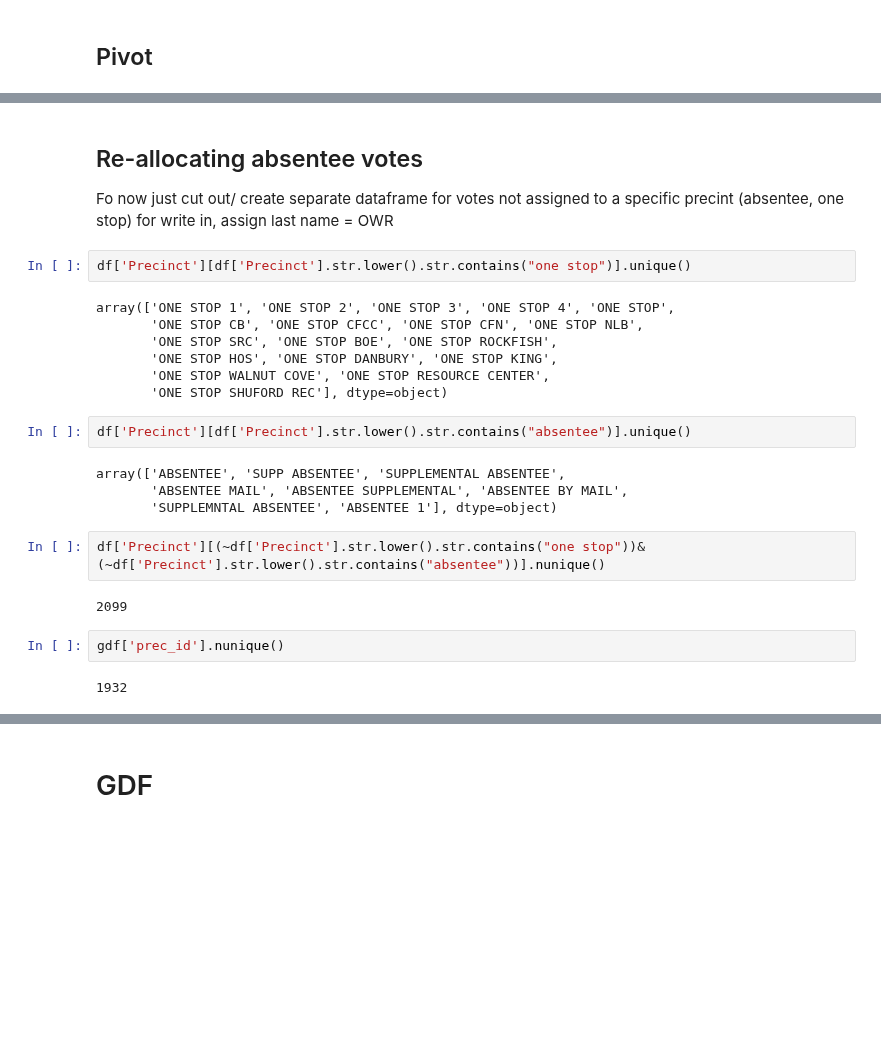
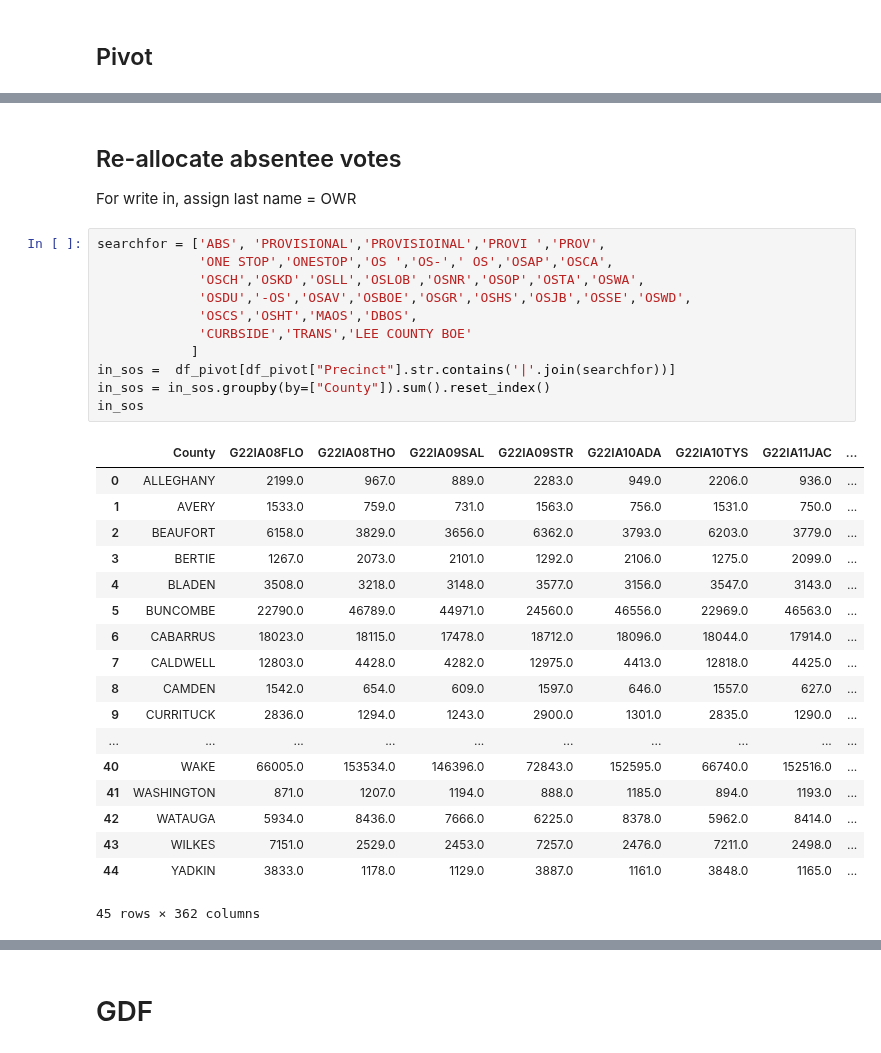
Before and after one commit to nonpartisan-redistricting-datahub/pber_collection, a Jupyter notebook: NC/2022/nc_election_results.ipynb, the cells around one changed output, grey strips where cells are left out. Saved outputs shown, nothing was run; the diff lists cells and outputs as text; blank space fills up the shorter version.

```diff
--- a/NC/2022/nc_election_results.ipynb
+++ b/NC/2022/nc_election_results.ipynb
@@ -210,27 +151,33 @@ gdf
 # %% [markdown]
-## Re-allocating absentee votes
-Fo now just cut out/ create separate dataframe for votes not assigned to a specific precint (absentee, one stop)
-for write in, assign last name = OWR
+## Re-allocate absentee votes
+For write in, assign last name = OWR
-# %%
-df['Precinct'][df['Precinct'].str.lower().str.contains("one stop")].unique()
-# %% [output]
-array(['ONE STOP 1', 'ONE STOP 2', 'ONE STOP 3', 'ONE STOP 4', 'ONE STOP',
-       'ONE STOP CB', 'ONE STOP CFCC', 'ONE STOP CFN', 'ONE STOP NLB',
-       'ONE STOP SRC', 'ONE STOP BOE', 'ONE STOP ROCKFISH',
-       'ONE STOP HOS', 'ONE STOP DANBURY', 'ONE STOP KING',
-       'ONE STOP WALNUT COVE', 'ONE STOP RESOURCE CENTER',
-       'ONE STOP SHUFORD REC'], dtype=object)
-# %%
-df['Precinct'][df['Precinct'].str.lower().str.contains("absentee")].unique()
-# %% [output]
-array(['ABSENTEE', 'SUPP ABSENTEE', 'SUPPLEMENTAL ABSENTEE',
-       'ABSENTEE MAIL', 'ABSENTEE SUPPLEMENTAL', 'ABSENTEE BY MAIL',
-       'SUPPLEMNTAL ABSENTEE', 'ABSENTEE 1'], dtype=object)
-# %%
-df['Precinct'][(~df['Precinct'].str.lower().str.contains("one stop"))&(~df['Precinct'].str.lower().str.contains("absentee"))].nunique()
-# %% [output]
-2099
-# %%
-gdf['prec_id'].nunique()
-# %% [output]
-1932
+# %%
+searchfor = ['ABS', 'PROVISIONAL','PROVISIOINAL','PROVI ','PROV',
+             'ONE STOP','ONESTOP','OS ','OS-',' OS','OSAP','OSCA',
+             'OSCH','OSKD','OSLL','OSLOB','OSNR','OSOP','OSTA','OSWA',
+             'OSDU','-OS','OSAV','OSBOE','OSGR','OSHS','OSJB','OSSE','OSWD',
+             'OSCS','OSHT','MAOS','DBOS',
+             'CURBSIDE','TRANS','LEE COUNTY BOE'
+            ]
+in_sos =  df_pivot[df_pivot["Precinct"].str.contains('|'.join(searchfor))]
+in_sos = in_sos.groupby(by=["County"]).sum().reset_index()
+in_sos
+# %% [output]
+|  | County | G22IA08FLO | G22IA08THO | G22IA09SAL | G22IA09STR | G22IA10ADA | G22IA10TYS | G22IA11JAC | ... |
+| 0 | ALLEGHANY | 2199.0 | 967.0 | 889.0 | 2283.0 | 949.0 | 2206.0 | 936.0 | ... |
+| 1 | AVERY | 1533.0 | 759.0 | 731.0 | 1563.0 | 756.0 | 1531.0 | 750.0 | ... |
+| 2 | BEAUFORT | 6158.0 | 3829.0 | 3656.0 | 6362.0 | 3793.0 | 6203.0 | 3779.0 | ... |
+| 3 | BERTIE | 1267.0 | 2073.0 | 2101.0 | 1292.0 | 2106.0 | 1275.0 | 2099.0 | ... |
+| 4 | BLADEN | 3508.0 | 3218.0 | 3148.0 | 3577.0 | 3156.0 | 3547.0 | 3143.0 | ... |
+| 5 | BUNCOMBE | 22790.0 | 46789.0 | 44971.0 | 24560.0 | 46556.0 | 22969.0 | 46563.0 | ... |
+| 6 | CABARRUS | 18023.0 | 18115.0 | 17478.0 | 18712.0 | 18096.0 | 18044.0 | 17914.0 | ... |
+| 7 | CALDWELL | 12803.0 | 4428.0 | 4282.0 | 12975.0 | 4413.0 | 12818.0 | 4425.0 | ... |
+| 8 | CAMDEN | 1542.0 | 654.0 | 609.0 | 1597.0 | 646.0 | 1557.0 | 627.0 | ... |
+| 9 | CURRITUCK | 2836.0 | 1294.0 | 1243.0 | 2900.0 | 1301.0 | 2835.0 | 1290.0 | ... |
+| ... | ... | ... | ... | ... | ... | ... | ... | ... | ... |
+| 40 | WAKE | 66005.0 | 153534.0 | 146396.0 | 72843.0 | 152595.0 | 66740.0 | 152516.0 | ... |
+| 41 | WASHINGTON | 871.0 | 1207.0 | 1194.0 | 888.0 | 1185.0 | 894.0 | 1193.0 | ... |
+| 42 | WATAUGA | 5934.0 | 8436.0 | 7666.0 | 6225.0 | 8378.0 | 5962.0 | 8414.0 | ... |
+| 43 | WILKES | 7151.0 | 2529.0 | 2453.0 | 7257.0 | 2476.0 | 7211.0 | 2498.0 | ... |
+| 44 | YADKIN | 3833.0 | 1178.0 | 1129.0 | 3887.0 | 1161.0 | 3848.0 | 1165.0 | ... |
+45 rows × 362 columns
```
Also changed, not shown: parts of 28 cells of this notebook.
